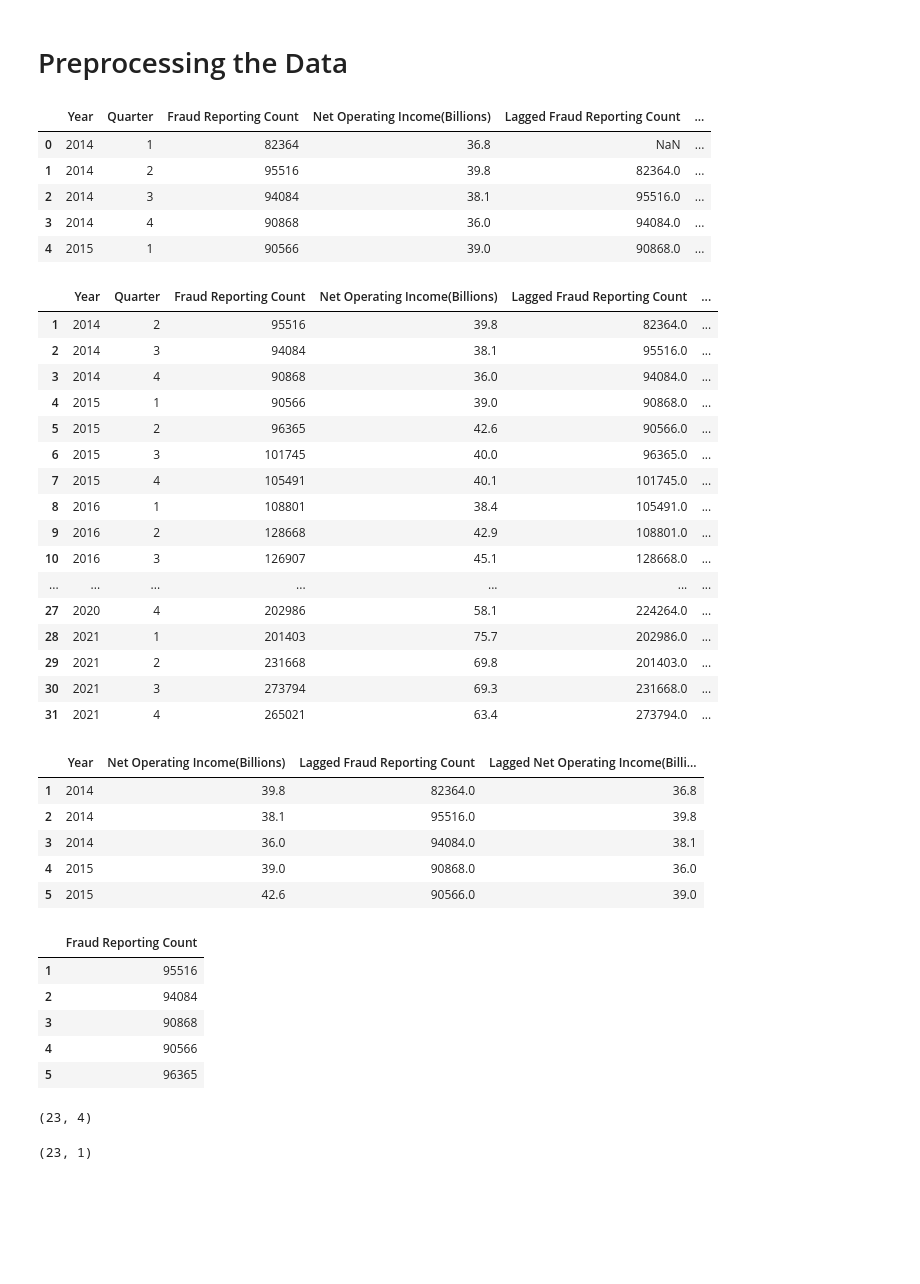
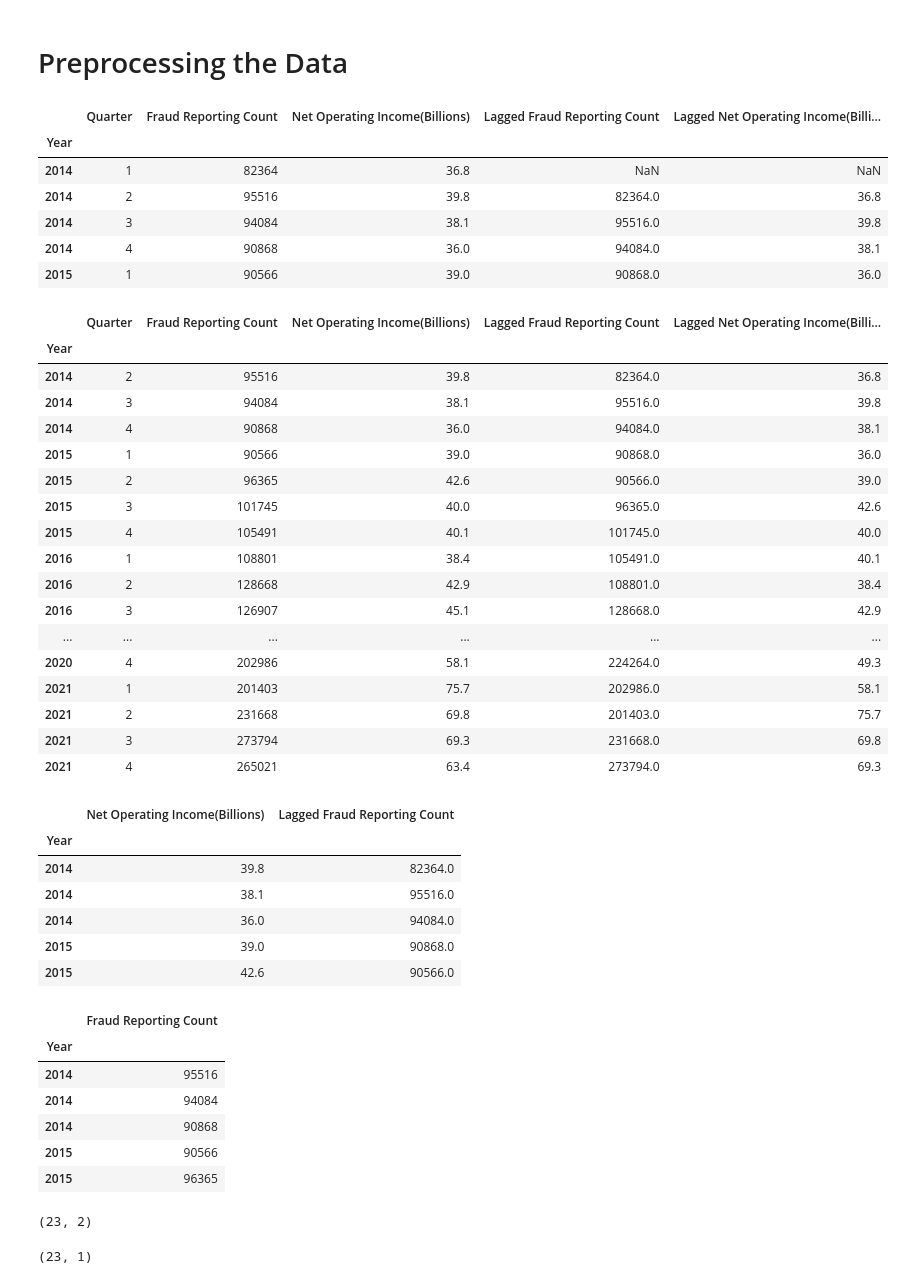
Before and after one commit to AkanSri/Project2, a Jupyter notebook: random_forest.ipynb, the cells around one changed output. Saved outputs shown, nothing was run; the diff lists cells and outputs as text; code cells hidden in the pictures; blank space fills up the shorter version.

```diff
--- a/random_forest.ipynb
+++ b/random_forest.ipynb
@@ -13,61 +13,65 @@ import numpy as np
 # %%
 # Loading data
 file_path = Path("Resources/combined_data.csv")
-combined_df = pd.read_csv(file_path)
+combined_df = pd.read_csv(file_path, index_col='Year')
 combined_df.head()
 # %% [output]
-|  | Year | Quarter | Fraud Reporting Count | Net Operating Income(Billions) | Lagged Fraud Reporting Count | ... |
-| 0 | 2014 | 1 | 82364 | 36.8 | NaN | ... |
-| 1 | 2014 | 2 | 95516 | 39.8 | 82364.0 | ... |
-| 2 | 2014 | 3 | 94084 | 38.1 | 95516.0 | ... |
-| 3 | 2014 | 4 | 90868 | 36.0 | 94084.0 | ... |
-| 4 | 2015 | 1 | 90566 | 39.0 | 90868.0 | ... |
+|  | Quarter | Fraud Reporting Count | Net Operating Income(Billions) | Lagged Fraud Reporting Count | Lagged Net Operating Income(Billi... |
+| Year |  |  |  |  |  |
+| 2014 | 1 | 82364 | 36.8 | NaN | NaN |
+| 2014 | 2 | 95516 | 39.8 | 82364.0 | 36.8 |
+| 2014 | 3 | 94084 | 38.1 | 95516.0 | 39.8 |
+| 2014 | 4 | 90868 | 36.0 | 94084.0 | 38.1 |
+| 2015 | 1 | 90566 | 39.0 | 90868.0 | 36.0 |
 # %%
 combined_df.dropna(inplace=True)
 combined_df
 # %% [output]
-|  | Year | Quarter | Fraud Reporting Count | Net Operating Income(Billions) | Lagged Fraud Reporting Count | ... |
-| 1 | 2014 | 2 | 95516 | 39.8 | 82364.0 | ... |
-| 2 | 2014 | 3 | 94084 | 38.1 | 95516.0 | ... |
-| 3 | 2014 | 4 | 90868 | 36.0 | 94084.0 | ... |
-| 4 | 2015 | 1 | 90566 | 39.0 | 90868.0 | ... |
-| 5 | 2015 | 2 | 96365 | 42.6 | 90566.0 | ... |
-| 6 | 2015 | 3 | 101745 | 40.0 | 96365.0 | ... |
-| 7 | 2015 | 4 | 105491 | 40.1 | 101745.0 | ... |
-| 8 | 2016 | 1 | 108801 | 38.4 | 105491.0 | ... |
-| 9 | 2016 | 2 | 128668 | 42.9 | 108801.0 | ... |
-| 10 | 2016 | 3 | 126907 | 45.1 | 128668.0 | ... |
-| ... | ... | ... | ... | ... | ... | ... |
-| 27 | 2020 | 4 | 202986 | 58.1 | 224264.0 | ... |
-| 28 | 2021 | 1 | 201403 | 75.7 | 202986.0 | ... |
-| 29 | 2021 | 2 | 231668 | 69.8 | 201403.0 | ... |
-| 30 | 2021 | 3 | 273794 | 69.3 | 231668.0 | ... |
-| 31 | 2021 | 4 | 265021 | 63.4 | 273794.0 | ... |
+|  | Quarter | Fraud Reporting Count | Net Operating Income(Billions) | Lagged Fraud Reporting Count | Lagged Net Operating Income(Billi... |
+| Year |  |  |  |  |  |
+| 2014 | 2 | 95516 | 39.8 | 82364.0 | 36.8 |
+| 2014 | 3 | 94084 | 38.1 | 95516.0 | 39.8 |
+| 2014 | 4 | 90868 | 36.0 | 94084.0 | 38.1 |
+| 2015 | 1 | 90566 | 39.0 | 90868.0 | 36.0 |
+| 2015 | 2 | 96365 | 42.6 | 90566.0 | 39.0 |
+| 2015 | 3 | 101745 | 40.0 | 96365.0 | 42.6 |
+| 2015 | 4 | 105491 | 40.1 | 101745.0 | 40.0 |
+| 2016 | 1 | 108801 | 38.4 | 105491.0 | 40.1 |
+| 2016 | 2 | 128668 | 42.9 | 108801.0 | 38.4 |
+| 2016 | 3 | 126907 | 45.1 | 128668.0 | 42.9 |
+| ... | ... | ... | ... | ... | ... |
+| 2020 | 4 | 202986 | 58.1 | 224264.0 | 49.3 |
+| 2021 | 1 | 201403 | 75.7 | 202986.0 | 58.1 |
+| 2021 | 2 | 231668 | 69.8 | 201403.0 | 75.7 |
+| 2021 | 3 | 273794 | 69.3 | 231668.0 | 69.8 |
+| 2021 | 4 | 265021 | 63.4 | 273794.0 | 69.3 |
 # %%
 # slice features and target
-x = combined_df.drop(columns=['Fraud Reporting Count', 'Quarter'])
+x = combined_df.drop(columns=['Fraud Reporting Count', 'Quarter','Lagged Net Operating Income(Billions)'])
 y = combined_df[["Fraud Reporting Count"]]
 display(x.head())
 display(y.head())
 # %% [output]
-|  | Year | Net Operating Income(Billions) | Lagged Fraud Reporting Count | Lagged Net Operating Income(Billi... |
-| 1 | 2014 | 39.8 | 82364.0 | 36.8 |
-| 2 | 2014 | 38.1 | 95516.0 | 39.8 |
-| 3 | 2014 | 36.0 | 94084.0 | 38.1 |
-| 4 | 2015 | 39.0 | 90868.0 | 36.0 |
-| 5 | 2015 | 42.6 | 90566.0 | 39.0 |
+|  | Net Operating Income(Billions) | Lagged Fraud Reporting Count |
+| Year |  |  |
+| 2014 | 39.8 | 82364.0 |
+| 2014 | 38.1 | 95516.0 |
+| 2014 | 36.0 | 94084.0 |
+| 2015 | 39.0 | 90868.0 |
+| 2015 | 42.6 | 90566.0 |
 |  | Fraud Reporting Count |
-| 1 | 95516 |
-| 2 | 94084 |
-| 3 | 90868 |
-| 4 | 90566 |
-| 5 | 96365 |
+| Year |  |
+| 2014 | 95516 |
+| 2014 | 94084 |
+| 2014 | 90868 |
+| 2015 | 90566 |
+| 2015 | 96365 |
 # %%
 #Slicing data into train and test subsets
-x_train, x_test, y_train, y_test = train_test_split(x,y, random_state=1)
+x_train, x_test, y_train, y_test = train_test_split(x,y,shuffle=False ,random_state=1)
 x_train.shape
 # %% [output]
-(23, 4)
+(23, 2)
 # %%
 #Scaling data
 scaler = StandardScaler()
```
Also changed, not shown: parts of 6 cells of this notebook, 4 other files.
